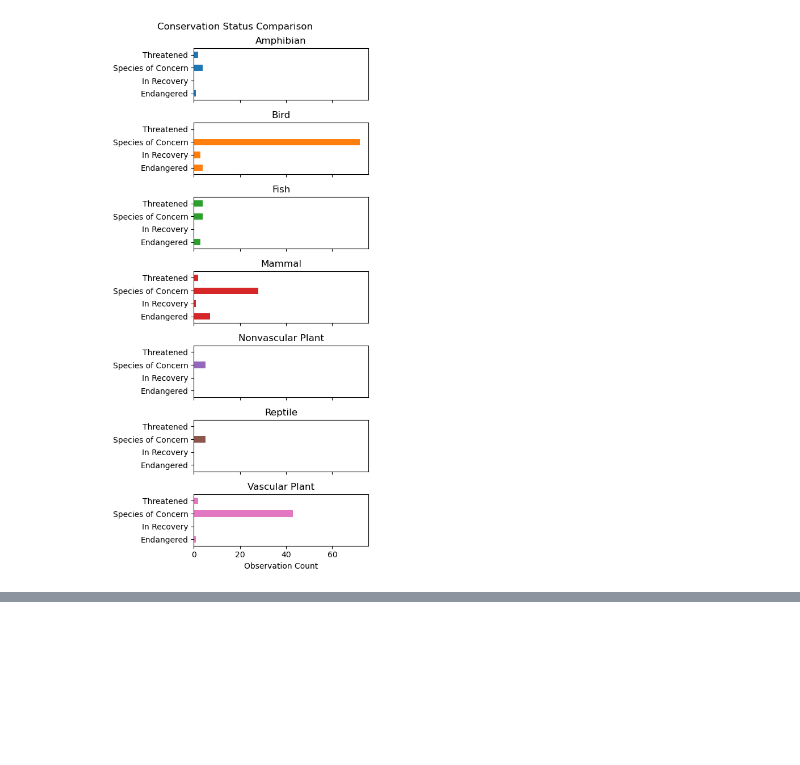
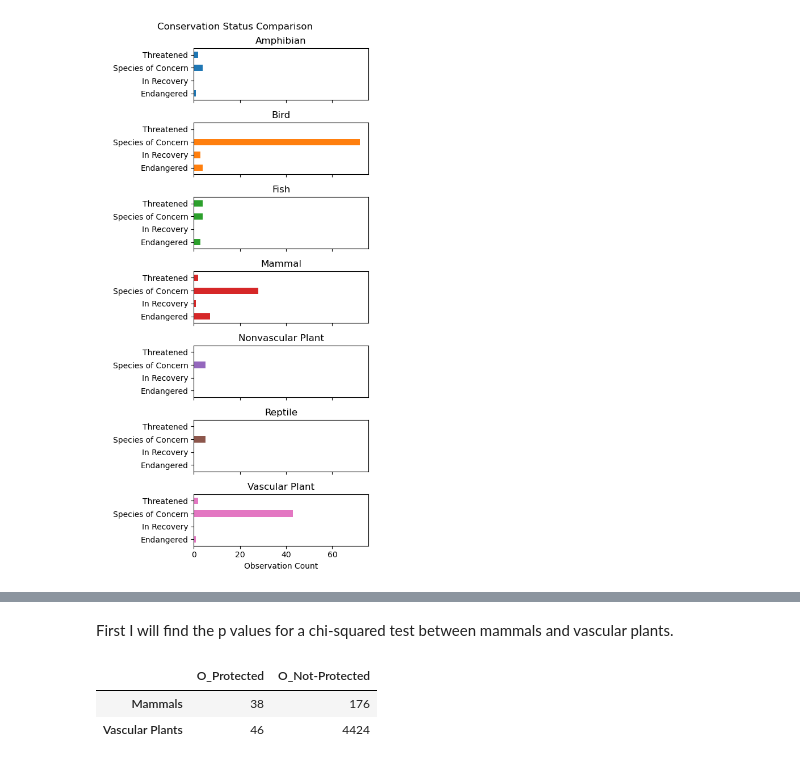
Before and after one commit to DistractedByData/BioDiversity-Project, a Jupyter notebook: Analysis/biodiversity.ipynb, the cells around one changed output, grey strips where cells are left out. Cells and saved outputs as stored; diff of their text form; code cells hidden in the pictures; blank space fills up the shorter version.

```diff
--- a/Analysis/biodiversity.ipynb
+++ b/Analysis/biodiversity.ipynb
@@ -394,0 +452,12 @@ plt.tight_layout()
+# %% [markdown]
+First I will find the p values for  a chi-squared test between mammals and vascular plants.
+# %%
+contingency1 = [[38,176],[46,4424]]
+
+contingency1 = pd.DataFrame(contingency1,columns=['O_Protected','O_Not-Protected'],index=['Mammals','Vascular Plants'])
+
+contingency1
+# %% [output]
+|  | O_Protected | O_Not-Protected |
+| Mammals | 38 | 176 |
+| Vascular Plants | 46 | 4424 |
```
Also changed, not shown: parts of 14 cells of this notebook, 2 other files.
